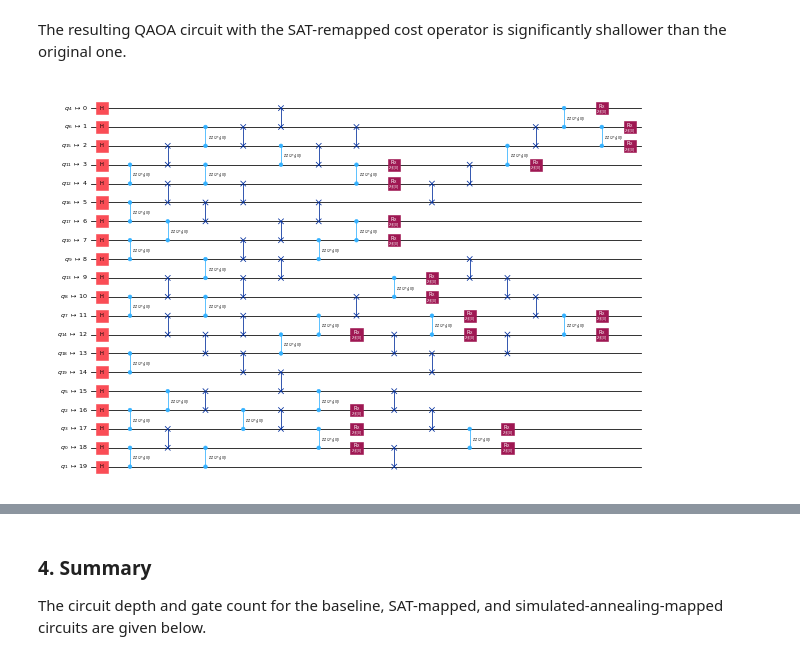
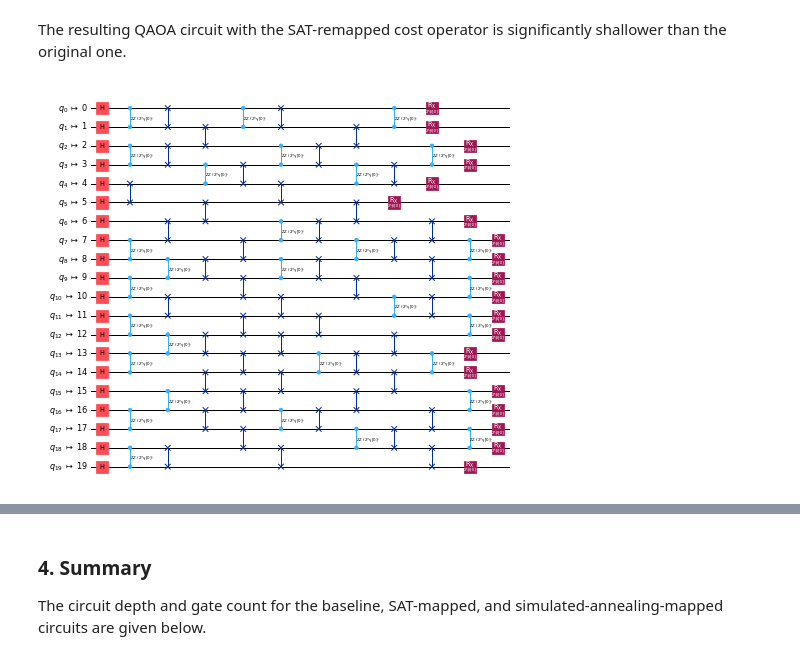
Before and after one commit to qiskit-community/qopt-best-practices, a Jupyter notebook: how_tos/02_initial_mapping.ipynb, the cells around one changed output, grey strips where cells are left out. Cells and saved outputs as stored; diff of their text form; code cells hidden in the pictures.

```diff
--- a/how_tos/02_sat_initial_mapping.ipynb
+++ b/how_tos/02_initial_mapping.ipynb
@@ -91,7 +91,7 @@ The resulting QAOA circuit with the SAT-remapped cost operator is significantly
 # %%
 fig, ax = plt.subplots(1, 1, figsize=(8, 5))
 sat_ansatz = pre_init.run(annotated_qaoa_ansatz(sat_cost_op, reps=1))
-sat_ansatz_t = transpile(sat_ansatz, coupling_map=[[i,i+1] for i in range(sat_ansatz.num_qubits-1)], optimization_level=2)
+sat_ansatz_t = transpile(sat_ansatz, coupling_map=[[i,i+1] for i in range(sat_ansatz.num_qubits-1)], optimization_level=1)
 sat_ansatz_t.draw("mpl", fold=False, ax=ax)
 # %% [output]
-[figure, old version]
+[figure, new version]
```
Also changed, not shown: parts of 8 cells of this notebook.
